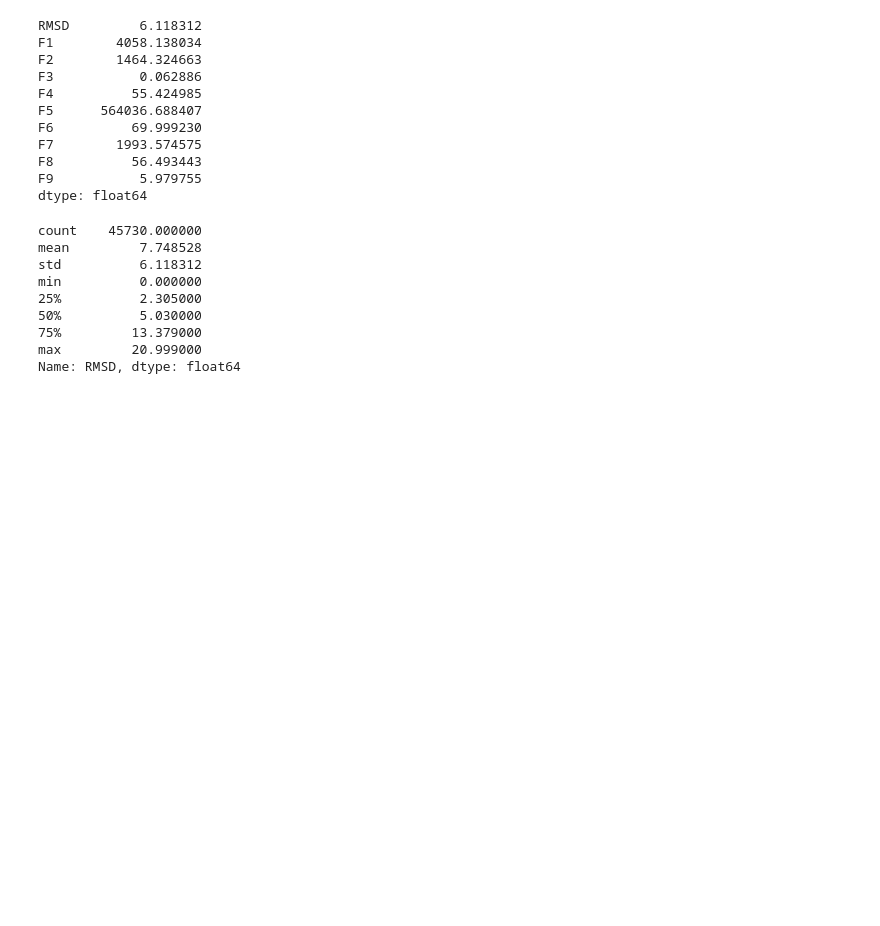
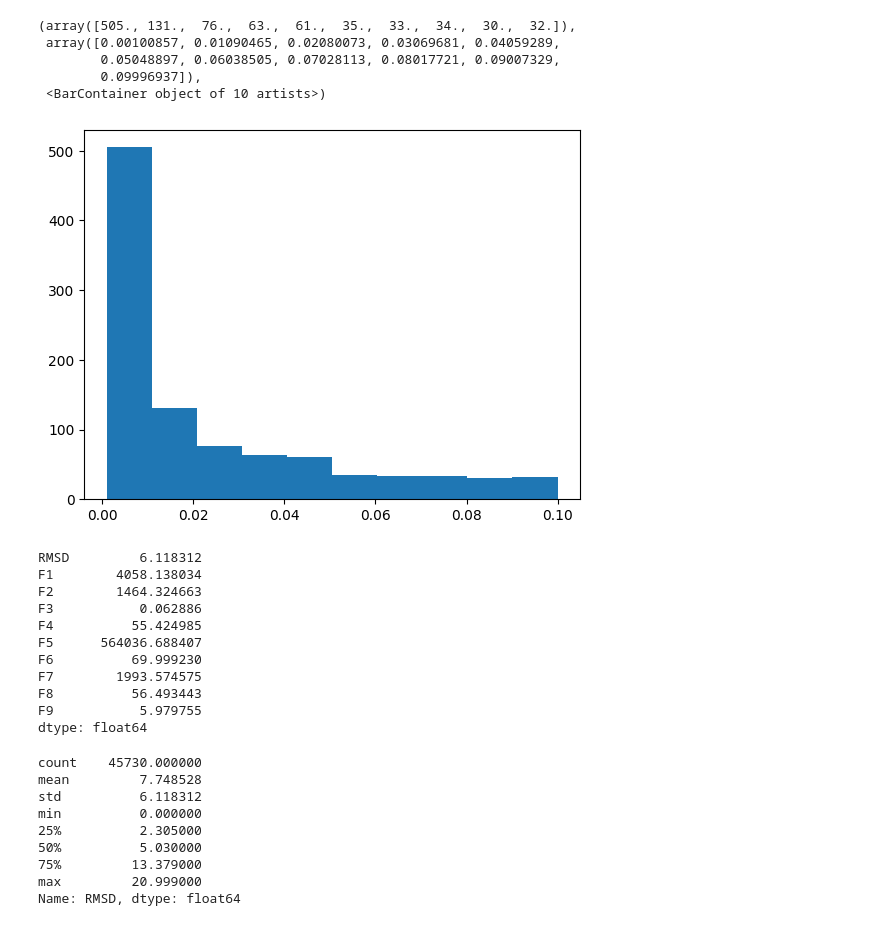
Before and after one commit to viktorvesely/liquid, a Jupyter notebook: liquid/notebooks/explore.ipynb, the cells around one changed output. Drawn from its saved outputs; the diff is of its cells as text; code cells hidden in the pictures; blank space fills up the shorter version.

```diff
--- a/liquid/notebooks/explore.ipynb
+++ b/liquid/notebooks/explore.ipynb
@@ -21,6 +21,23 @@ from sklearn.metrics import root_mean_squared_error
 df = pd.read_csv("../../CASP.csv")
 x_col = df.columns[df.columns.str.contains("F")]
 y_col = "RMSD"
+# %%
+import numpy as np
+from matplotlib import pyplot as plt
+
+low = 0.001
+high = 0.1
+s = 1000
+
+x = 10 ** np.random.uniform(np.log10(low), np.log10(high), size=s)
+plt.hist(x)
+# %% [output]
+(array([505., 131.,  76.,  63.,  61.,  35.,  33.,  34.,  30.,  32.]),
+ array([0.00100857, 0.01090465, 0.02080073, 0.03069681, 0.04059289,
+        0.05048897, 0.06038505, 0.07028113, 0.08017721, 0.09007329,
+        0.09996937]),
+ <BarContainer object of 10 artists>)
+[figure, added]
 # %%
 df.std()
 # %% [output]
```
Also changed, not shown: 16 other files.
